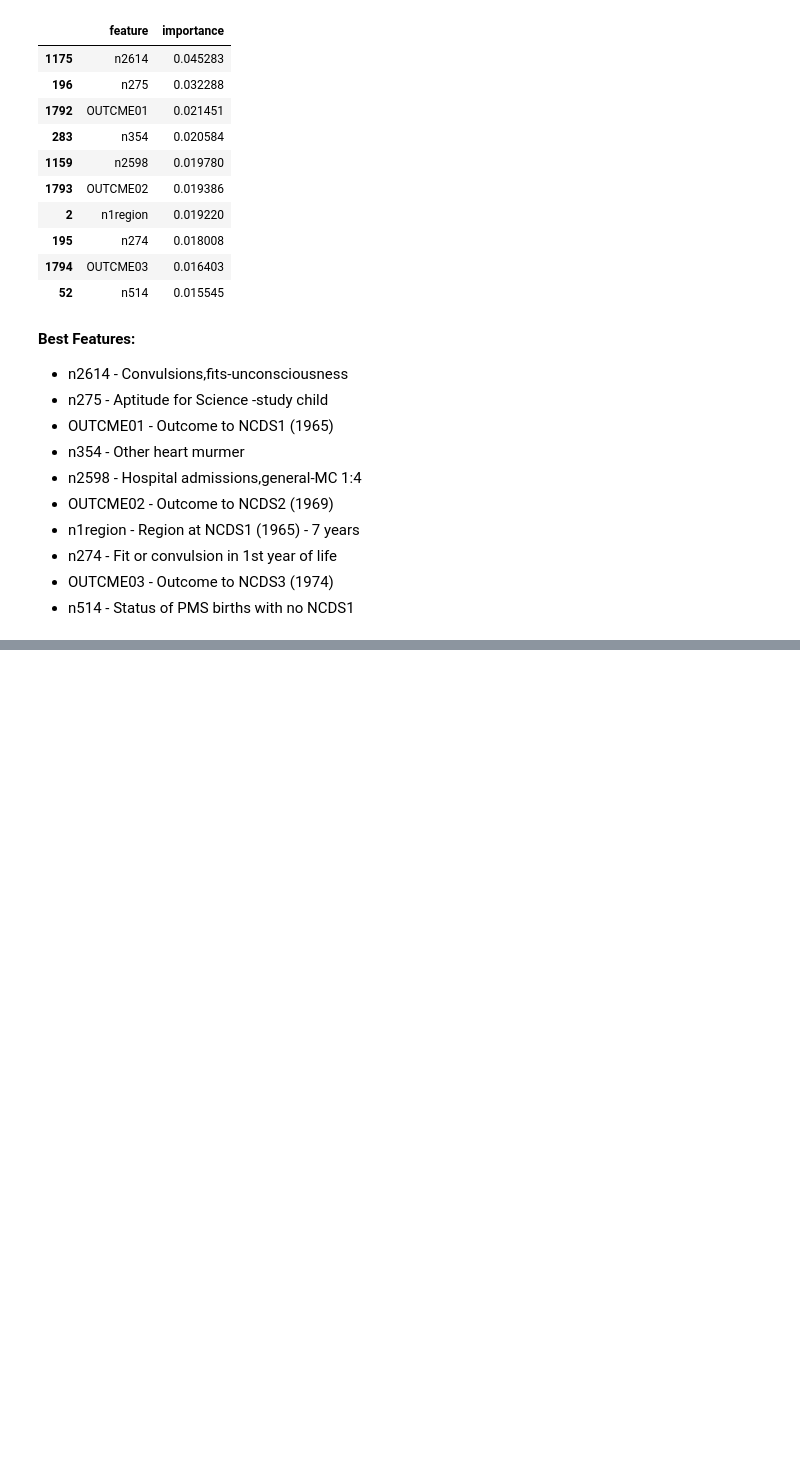
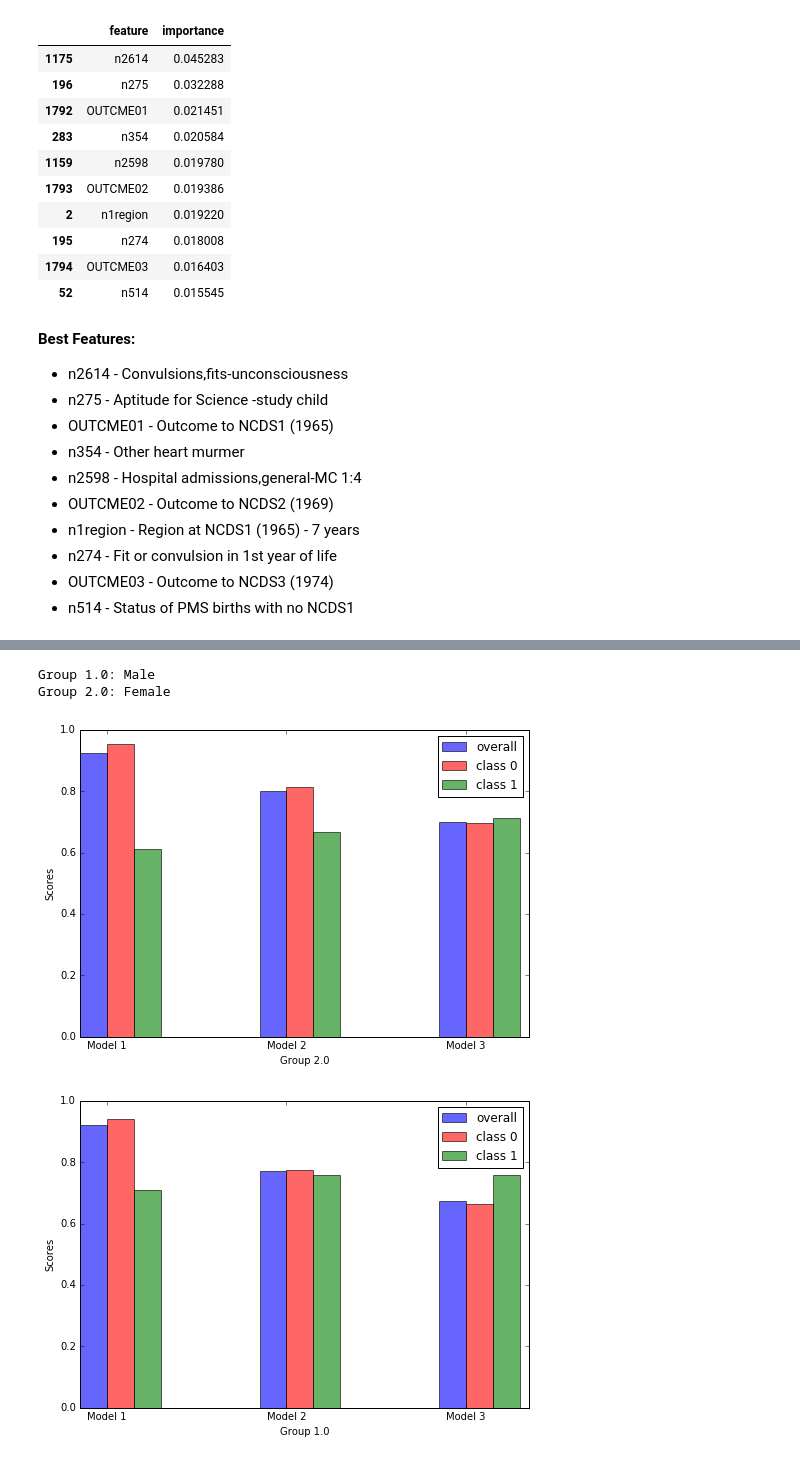
Before and after one commit to harvard-team-pivot/epilepsy-prediction, a Jupyter notebook: docs/ipynb/40_model_03.ipynb, the cells around one changed output, grey strips where cells are left out. Saved outputs shown, nothing was run; the diff lists cells and outputs as text; code cells hidden in the pictures; blank space fills up the shorter version.

```diff
--- a/docs/ipynb/40_model_03.ipynb
+++ b/docs/ipynb/40_model_03.ipynb
@@ -241,0 +290,12 @@ In this step we can use the model we just built to make predictions for unknown
+# %%
+### Prediction by sex
+list_of_sex = list(ncds_data_no_indicators['n622'].unique())
+
+print "Group 1.0: Male"
+print "Group 2.0: Female"
+plot_by_group(list_of_sex,'n622')
+# %% [output]
+Group 1.0: Male
+Group 2.0: Female
+[figure, added]
+[figure, added]
```
Also changed, not shown: parts of 5 cells of this notebook, 2 other files.
